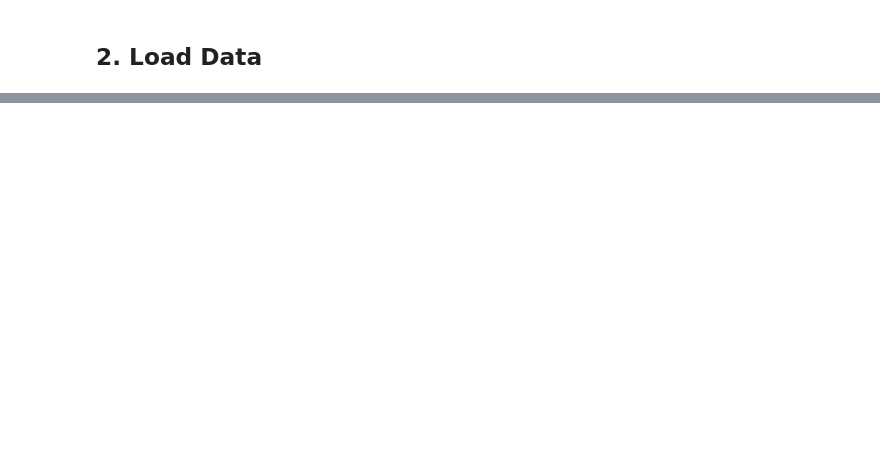
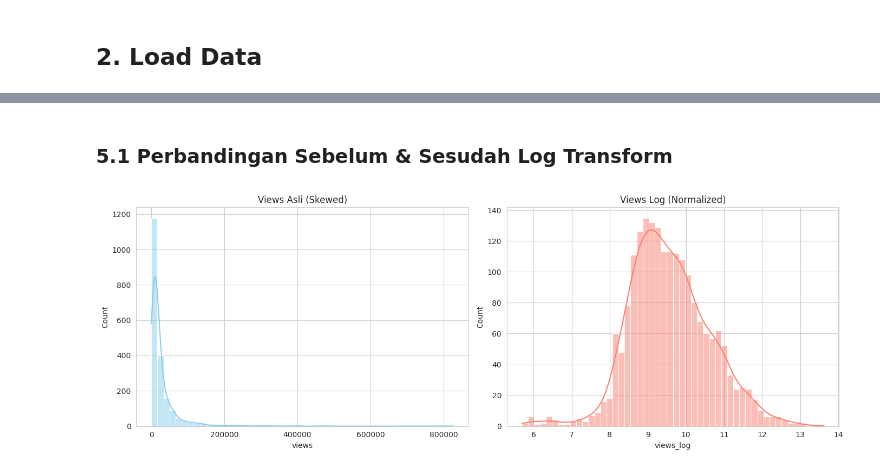
Before and after one commit to xafiertect/wrappyt, a Jupyter notebook: notebooks/preparation/01_eda_qiqi.ipynb, the cells around one changed output, grey strips where cells are left out. Drawn from its saved outputs; the diff is of its cells as text; code cells hidden in the pictures; blank space fills up the shorter version.

```diff
--- a/notebooks/preparation/01_eda_qiqi.ipynb
+++ b/notebooks/preparation/01_eda_qiqi.ipynb
@@ -152,0 +96,14 @@ The dataset provides insights into video performance over time. CTR and views sh
+# %% [markdown]
+### 5.1 Perbandingan Sebelum & Sesudah Log Transform
+# %%
+if 'views_log' in df.columns:
+    fig, axes = plt.subplots(1, 2, figsize=(14, 5))
+    sns.histplot(df['views'], bins=50, kde=True, ax=axes[0], color='skyblue')
+    axes[0].set_title('Views Asli (Skewed)')
+    sns.histplot(df['views_log'], bins=50, kde=True, ax=axes[1], color='salmon')
+    axes[1].set_title('Views Log (Normalized)')
+    plt.tight_layout()
+    plt.savefig('../../data/processed/eda_views_log_compare.png', dpi=150)
+    plt.show()
+# %% [output]
+[figure, added]
```
Also changed, not shown: parts of 49 cells of this notebook, 5 other files.
